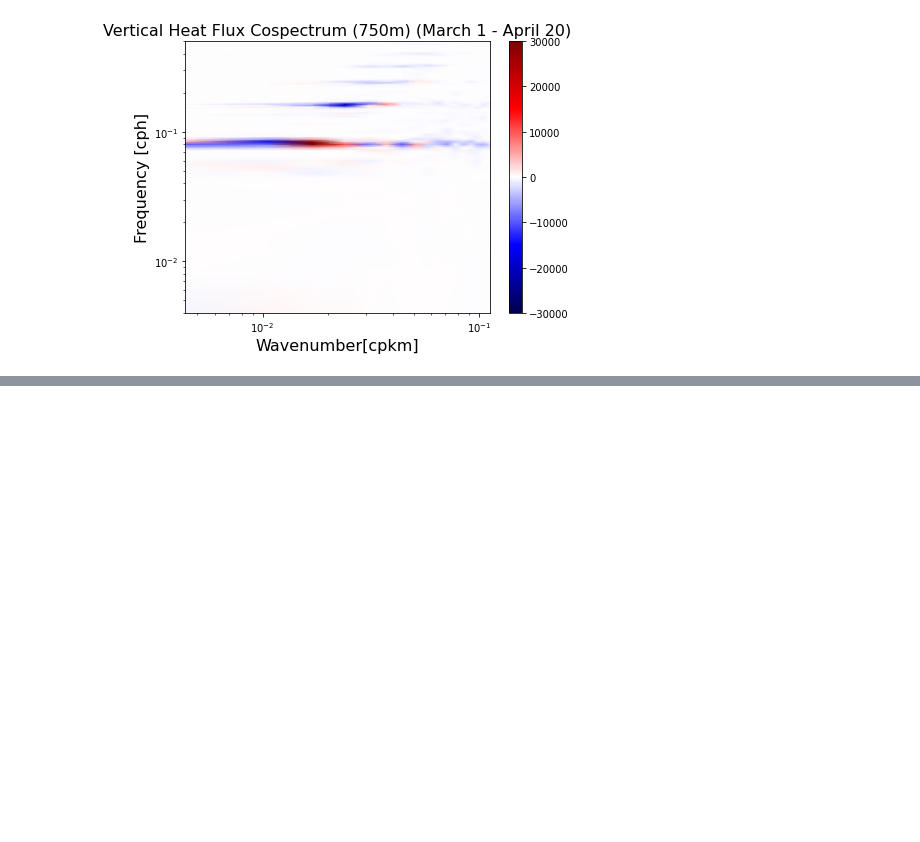
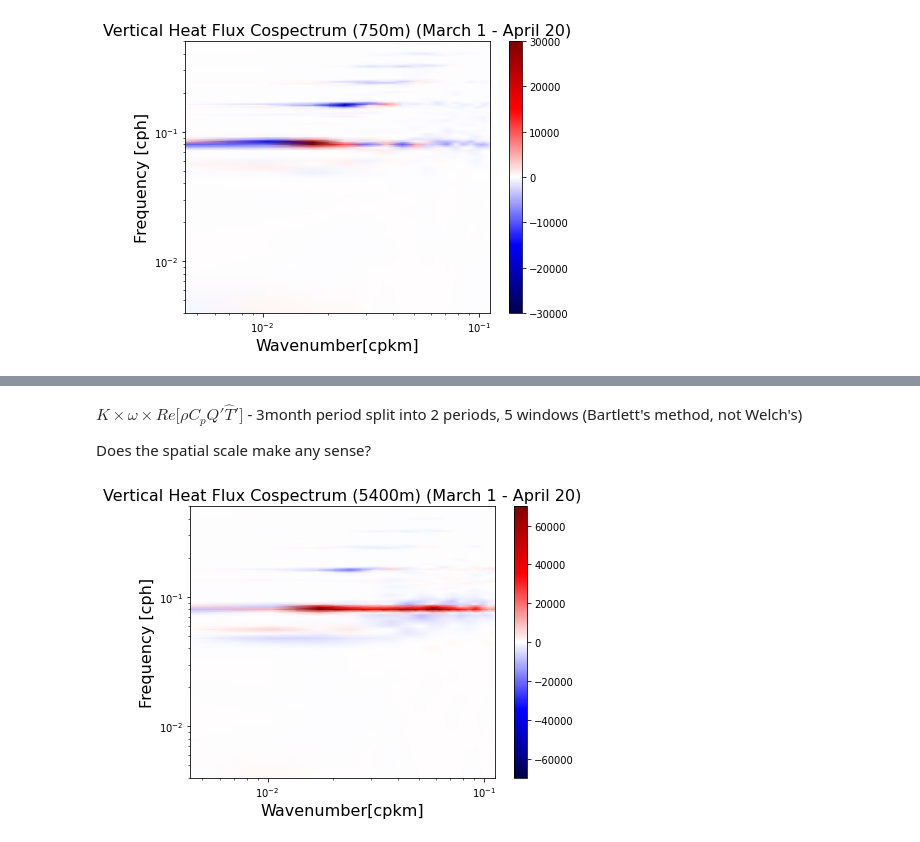
Before and after one commit to avik2007/CoupledOceAtmo, a Jupyter notebook: mit_geos_analysis/notebook18_theta_budget_spectra_hbl_analysis.ipynb, the cells around one changed output, grey strips where cells are left out. Cells and saved outputs as stored; diff of their text form; code cells hidden in the pictures; blank space fills up the shorter version.

```diff
--- a/mit_geos_analysis/notebook18_theta_budget_spectra_hbl_analysis.ipynb
+++ b/mit_geos_analysis/notebook18_theta_budget_spectra_hbl_analysis.ipynb
@@ -1243,0 +1347,4 @@ plt.show()
+# %%
+%%time
+Qpc40_w = Qp40_w.mean('time_segment')
+Qpc40_s = Qp40_s.mean('time_segment')
@@ -1243,0 +1354,11 @@ plt.show()
+# %%
+Qp40_w_iso = xrft.xrft.isotropize(np.real(Qpc40_w), ['freq_xdim', 'freq_ydim'], truncate = True)
+Qp40_s_iso = xrft.xrft.isotropize(np.real(Qpc40_s), ['freq_xdim', 'freq_ydim'], truncate = True)
+# %%
+Eisop40_w = Qp40_w_iso.values[1:]
+omp40_w = Qp40_w_iso.freq_time[1:].values
+kisop40_w = Qp40_w_iso.freq_r.values
+
+Eisop40_s = Qp40_s_iso.values[1:]
+omp40_s = Qp40_s_iso.freq_time[1:].values
+kisop40_s = Qp40_s_iso.freq_r.values
@@ -1243,0 +1381,23 @@ plt.show()
+# %%
+rhoConst = 1027.5 #kg/m^3
+Cp = 1*(10**3) # J / (kg K)
+# %% [markdown]
+$ K \times \omega \times Re\big[\rho C_p \hat{Q}' \hat{T}'\big]$ - 3month period split into 2 periods,  5 windows (Bartlett's method, not Welch's)
+
+Does the spatial scale make any sense?
+# %%
+%matplotlib inline
+from matplotlib.colors import LogNorm
+fig = plt.figure(figsize = (15,5))
+ax1 = fig.add_subplot(122)
+cs = plt.pcolormesh(kisop40_w, omp40_w, (Cp*rhoConst*1*Eisop40_w*kisop40_w[None,...]*omp40_w[...,None]), shading='gouraud', cmap='seismic')#, norm=LogNorm())
+ax1.set_yscale('log')
+ax1.set_xscale('log')
+plt.title(r'Vertical Heat Flux Cospectrum (5400m) (March 1 - April 20)', size = 16)
+plt.xlabel(r'Wavenumber[cpkm]', size=16)
+plt.ylabel(r'Frequency [cph]', size = 16)
+plt.clim([-70000,70000])
+plt.colorbar()
+plt.show()
+# %% [output]
+[figure, added]
```
Also changed, not shown: parts of 75 cells of this notebook, 4 other files.
